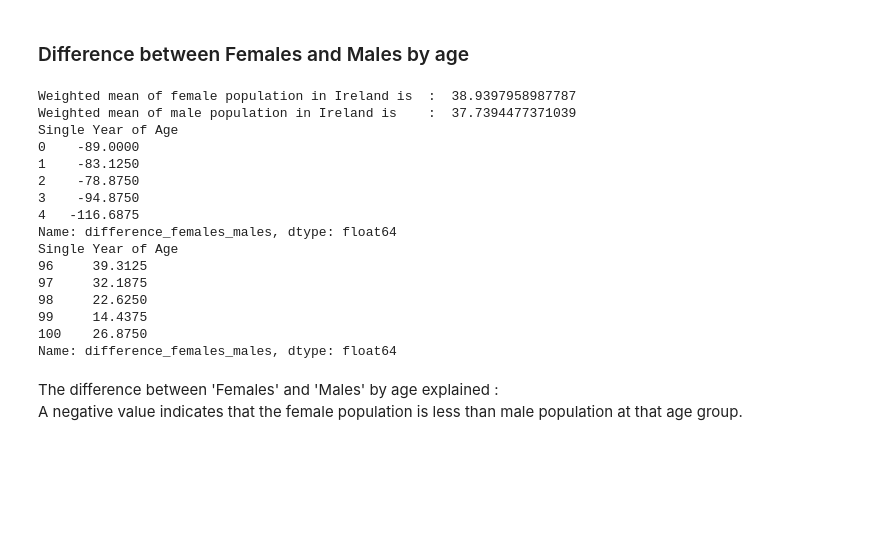
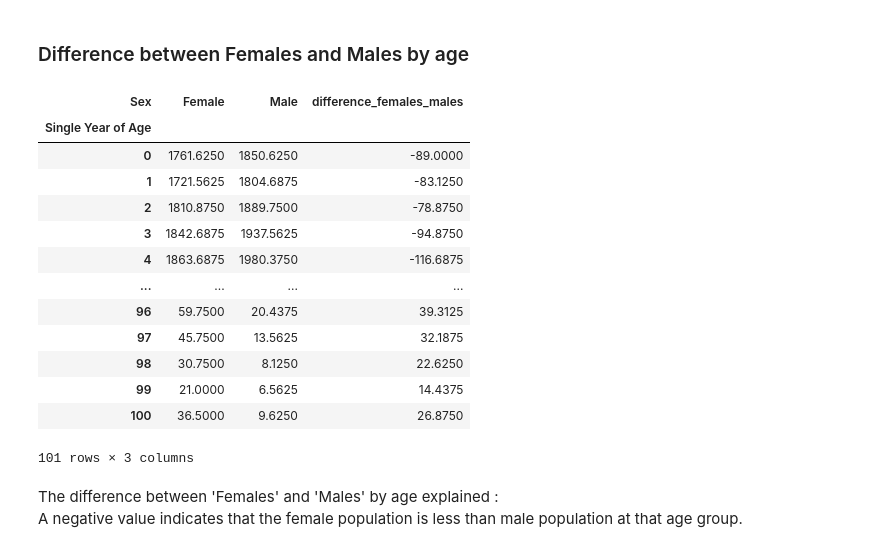
Before and after one commit to Maroua-El-Imame/programming-for-data-analytics, a Jupyter notebook: assignments/assignment05-population.ipynb, the cells around one changed output. Drawn from its saved outputs; the diff is of its cells as text; code cells hidden in the pictures; blank space fills up the shorter version.

```diff
--- a/assignments/assignment05-population.ipynb
+++ b/assignments/assignment05-population.ipynb
@@ -209,28 +209,23 @@ difference_by_age
 # %%
 # calculate the difference between Females and Males by age then assign it to a new column where the result is printed
 df_anal['difference_females_males'] = df_anal['Female'] - df_anal['Male']
+result_df = df_anal[['Female', 'Male', 'difference_females_males']]
+result_df
+# %% [output]
+| Sex | Female | Male | difference_females_males |
+| Single Year of Age |  |  |  |
+| 0 | 1761.6250 | 1850.6250 | -89.0000 |
+| 1 | 1721.5625 | 1804.6875 | -83.1250 |
+| 2 | 1810.8750 | 1889.7500 | -78.8750 |
+| 3 | 1842.6875 | 1937.5625 | -94.8750 |
+| 4 | 1863.6875 | 1980.3750 | -116.6875 |
+| ... | ... | ... | ... |
+| 96 | 59.7500 | 20.4375 | 39.3125 |
+| 97 | 45.7500 | 13.5625 | 32.1875 |
+| 98 | 30.7500 | 8.1250 | 22.6250 |
+| 99 | 21.0000 | 6.5625 | 14.4375 |
+| 100 | 36.5000 | 9.6250 | 26.8750 |
+101 rows × 3 columns
-# %%
-print ( "Weighted mean of female population in Ireland is  : ", weighted_mean_female)
-print ("Weighted mean of male population in Ireland is    : ",weighted_mean_male )
-print (df_anal['difference_females_males'].head())
-print (df_anal['difference_females_males'].tail())
-# %% [output]
-Weighted mean of female population in Ireland is  :  38.9397958987787
-Weighted mean of male population in Ireland is    :  37.7394477371039
-Single Year of Age
-0    -89.0000
-1    -83.1250
-2    -78.8750
-3    -94.8750
-4   -116.6875
-Name: difference_females_males, dtype: float64
-Single Year of Age
-96     39.3125
-97     32.1875
-98     22.6250
-99     14.4375
-100    26.8750
-Name: difference_females_males, dtype: float64
 # %% [markdown]
 The difference between 'Females' and 'Males' by age explained :
 A negative value indicates that the female population is less than male population at that age group.
```
Also changed, not shown: parts of 1 cell of this notebook.
